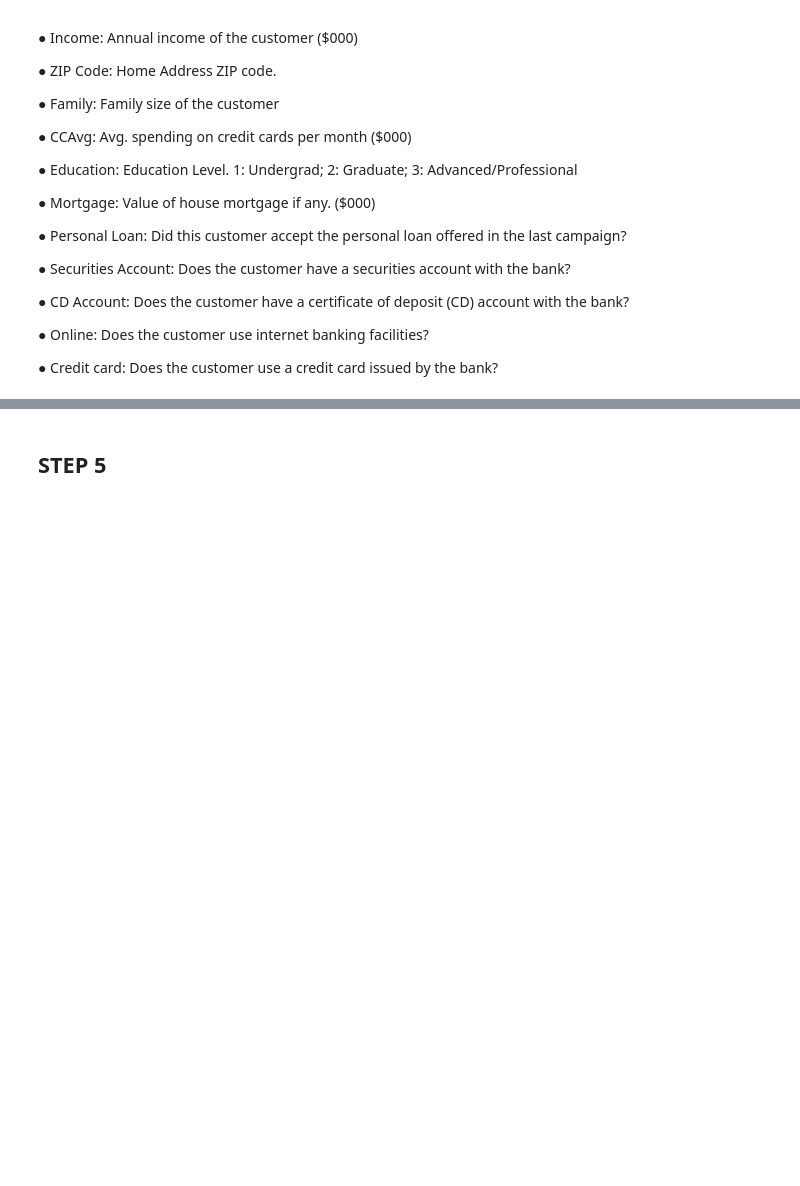
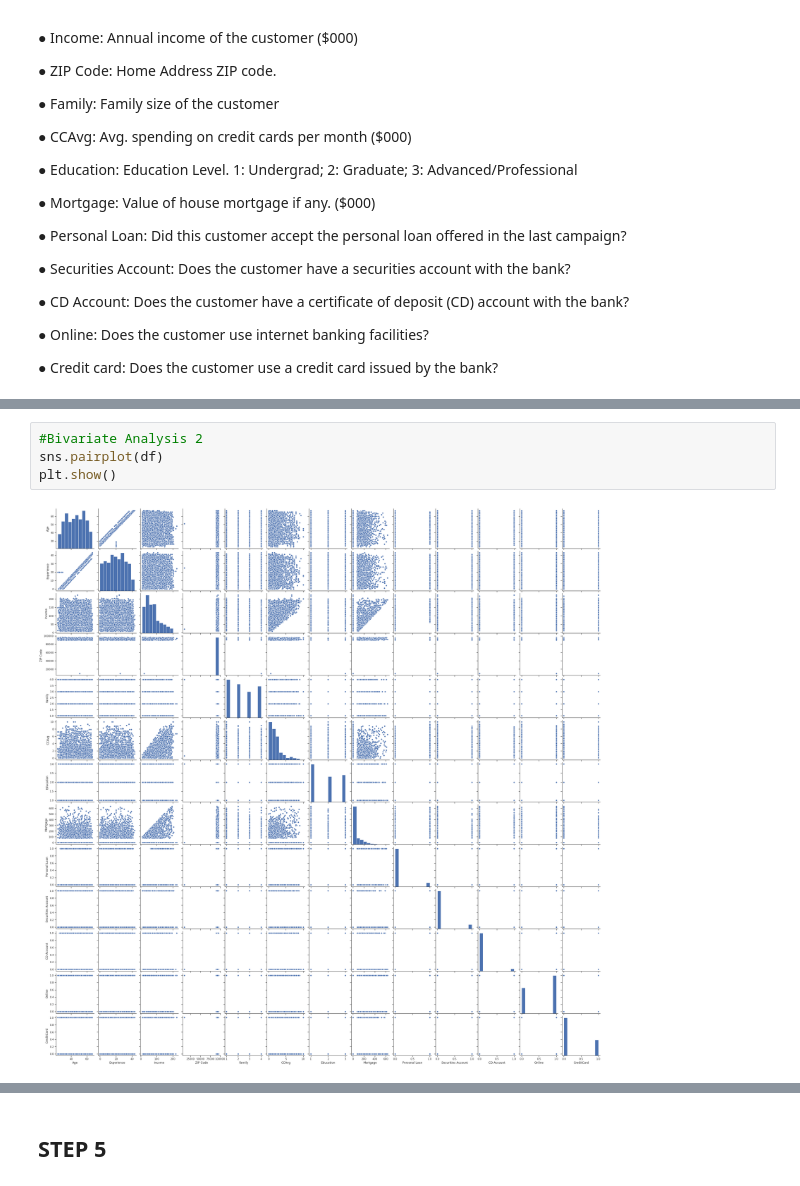
Before and after one commit to abelkmathew/Personal-Bank-loan-Prediction, a Jupyter notebook: ML_PROJECT_INTERNSHIPSTUDIO.ipynb, the cells around one changed output, grey strips where cells are left out. Cells and saved outputs as stored; diff of their text form; blank space fills up the shorter version.

```diff
--- a/ML_PROJECT_INTERNSHIPSTUDIO.ipynb
+++ b/ML_PROJECT_INTERNSHIPSTUDIO.ipynb
@@ -149,0 +399,6 @@ print("Number of customers who do not accepted loan: {0} ({1:2.2f}%)".format(loa
+# %%
+#Bivariate Analysis 2
+sns.pairplot(df)
+plt.show()
+# %% [output]
+[figure, added]
```
Also changed, not shown: parts of 98 cells of this notebook.
